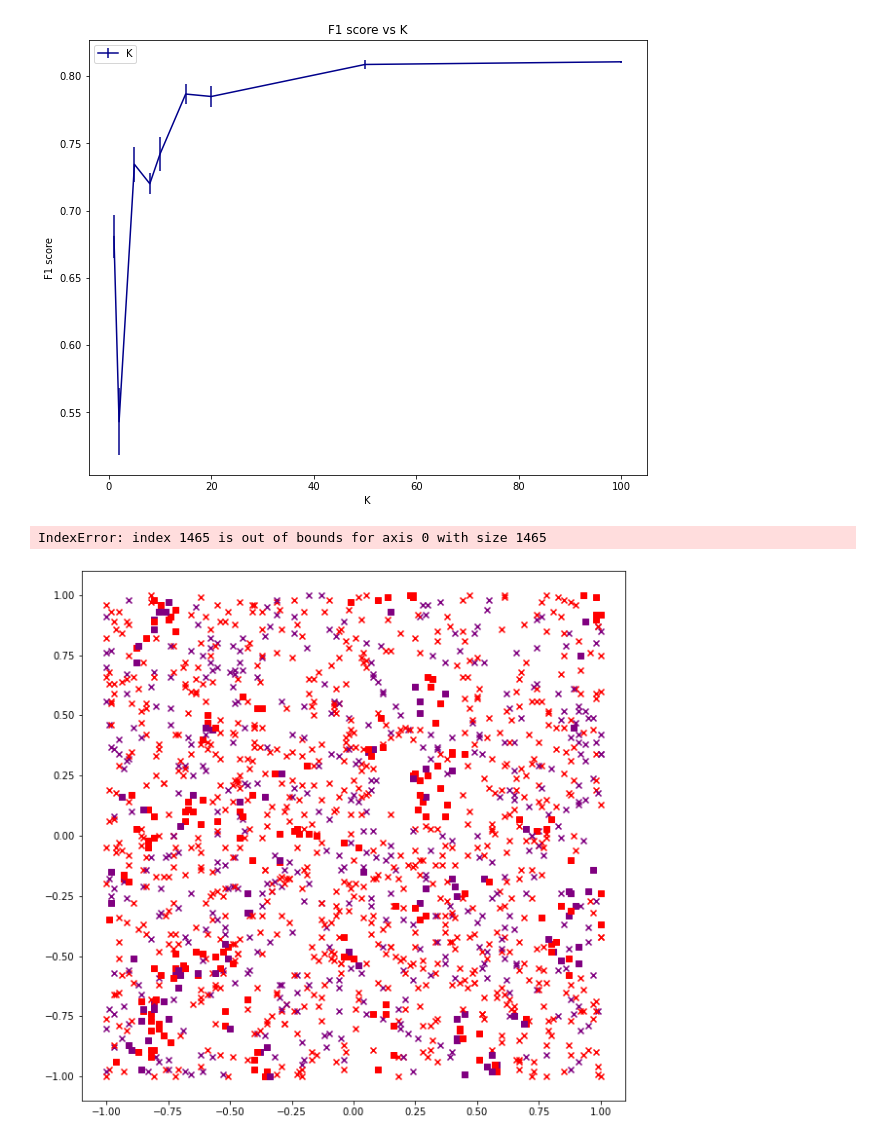
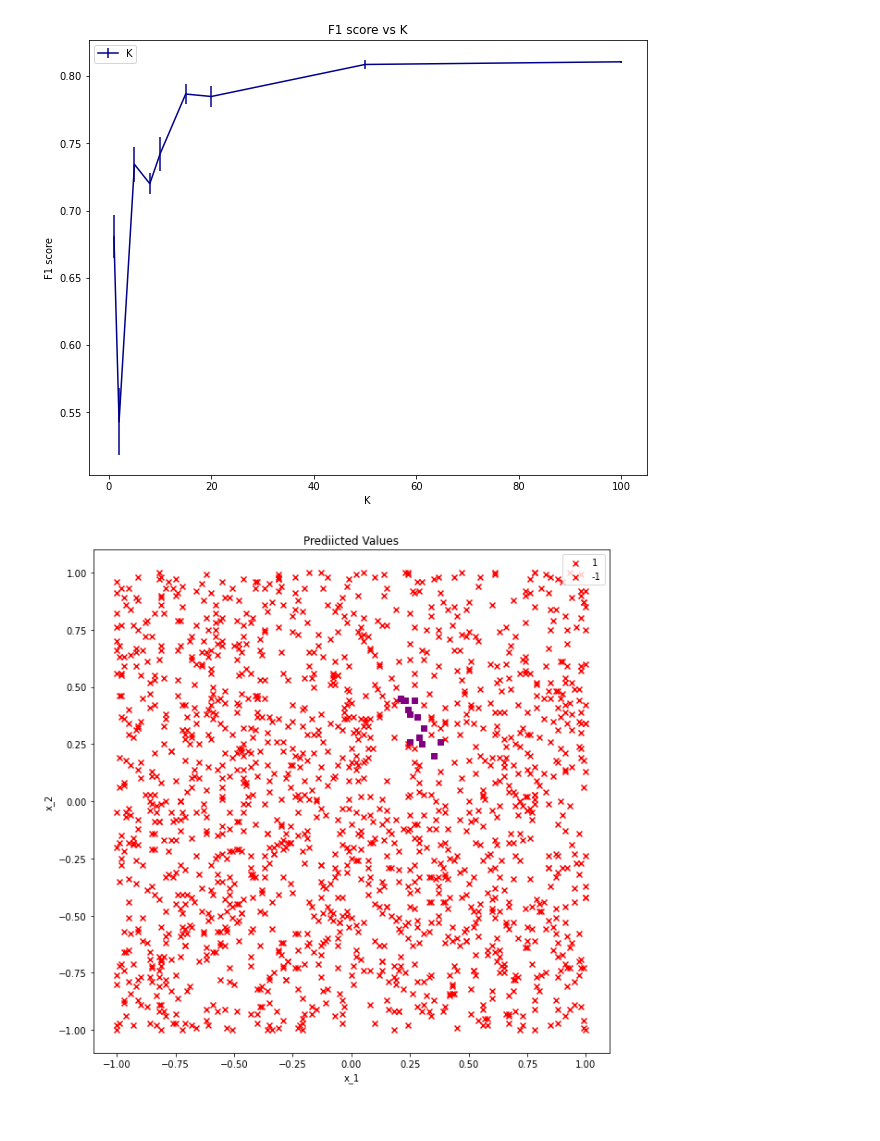
Before and after one commit to Shritesh99/ML_Assignments, a Jupyter notebook: week4/ML_Week4.ipynb, the cells around one changed output. Cells and saved outputs as stored; diff of their text form; code cells hidden in the pictures.

```diff
--- a/week4/ML_Week4.ipynb
+++ b/week4/ML_Week4.ipynb
@@ -165,7 +165,7 @@ marker1 = {'1': 'x', '-1': 's'}
 
 plt.figure(figsize=(10,10))
 for i in range(len(X1)):
-    plt.scatter(X1[i], X2[i], color=colors1[str(Y[i])], marker=marker1[str(Y2[i])])
+    plt.scatter(X1[i], X2[i], color=colors1[str(Y2[i])], marker=marker1[str(Y2[i])])
 
 plt.legend(['1', '-1'], loc='upper right')
 plt.xlabel('x_1')
@@ -328,19 +339,19 @@ plot_F1vsC_errorbar([1,5,10,25,40,50,100], 2)
 # %% [output]
 [figure]
 # %%
-c, q = 25, 2
+c, q = 5, 2
 
 X_poly = PolynomialFeatures(q).fit_transform(X)
 lr = LogisticRegression(C=c,penalty="l2")
-model = lr.fit(X_poly,y)
-Y1 = model.predict(X_poly)
+model1 = lr.fit(X_poly,y)
+Y1 = model1.predict(X_poly)
 # %%
 colors1 = {'1':'red', '-1': 'purple'}
 marker1 = {'1': 'x', '-1': 's'}
 
 plt.figure(figsize=(10,10))
 for i in range(len(X1)):
-    plt.scatter(X1[i], X2[i], color=colors1[str(Y[i])], marker=marker1[str(Y1[i])])
+    plt.scatter(X1[i], X2[i], color=colors1[str(Y1[i])], marker=marker1[str(Y1[i])])
 
 plt.legend(['1', '-1'], loc='upper right')
 plt.xlabel('x_1')
@@ -371,24 +381,23 @@ f1vsK([1,2,5,8,10,15,20,50,100])
 # %% [output]
 [figure]
 # %%
-knn = KNeighborsClassifier(n_neighbors=10)
-model = knn.fit(X,y)
-Y2 = model.predict(X)
+knn = KNeighborsClassifier(n_neighbors=50)
+model2 = knn.fit(X,y)
+Y2 = model2.predict(X)
 # %%
 colors1 = {'1':'red', '-1': 'purple'}
 marker1 = {'1': 'x', '-1': 's'}
 
 plt.figure(figsize=(10,10))
 for i in range(len(X1)):
-    plt.scatter(X1[i], X2[i], color=colors1[str(Y[i])], marker=marker1[str(Y2[i])])
+    plt.scatter(X1[i], X2[i], color=colors1[str(Y2[i])], marker=marker1[str(Y2[i])])
 
 plt.legend(['1', '-1'], loc='upper right')
 plt.xlabel('x_1')
 plt.ylabel('x_2')
 plt.title('Prediicted Values')
 plt.show()
 # %% [output]
-IndexError: index 1465 is out of bounds for axis 0 with size 1465
-[figure, old version]
+[figure, new version]
 # %%
 from sklearn.dummy import DummyClassifier
```
Also changed, not shown: parts of 12 cells of this notebook.
